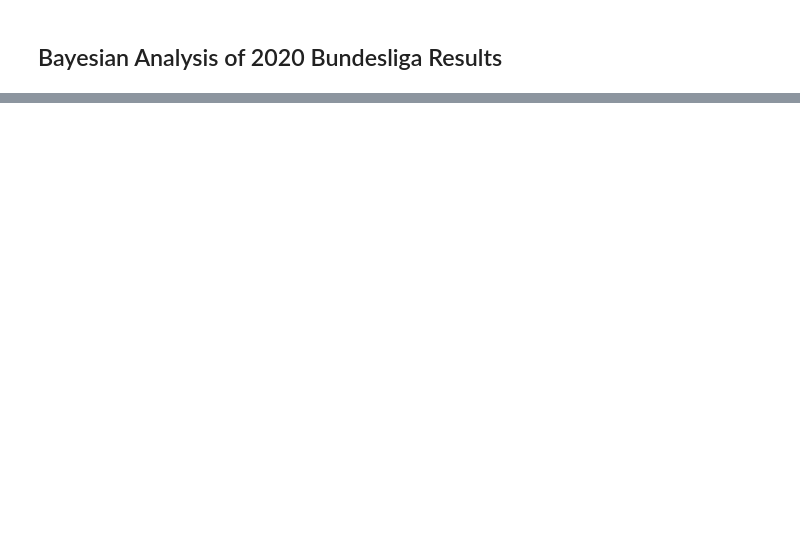
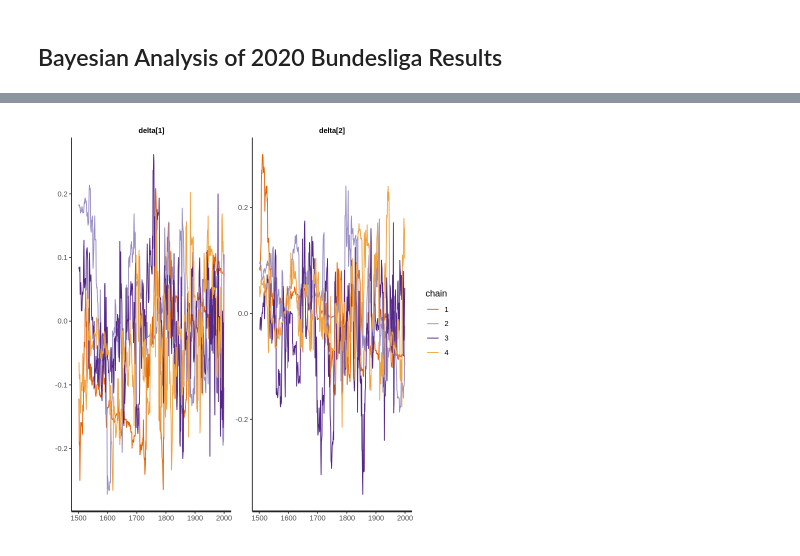
Before and after one commit to hublun/Stan, a Jupyter notebook: Stan/Jupyter/Bundesliga_2020.ipynb, the cells around one changed output, grey strips where cells are left out. Saved outputs shown, nothing was run; the diff lists cells and outputs as text; code cells hidden in the pictures; blank space fills up the shorter version.

```diff
--- a/Stan/Jupyter/Bundesliga_2020.ipynb
+++ b/Stan/Jupyter/Bundesliga_2020.ipynb
@@ -31,11 +51,11 @@ nteams
 HFA$COVID + 1
 
 dl <- list(
-  ng = ngames,
-  hg = HFA$HG,
-  vg = HFA$VG,
-  cv = HFA$COVID + 1,
-  ht = HFA$host,
-  vt = HFA$visitor,
-  nt = nteams
+  G = ngames,
+  yh = HFA$HG,
+  yv = HFA$VG,
+  COV = HFA$COVID + 1,
+  xh = HFA$host,
+  xv = HFA$visitor,
+  T = nteams
 )
@@ -68,5 +175,7 @@ summary(fit, pars = c("hfa_d"))
 # %%
-traceplot(fit, pars=c("hfa_d"))
+traceplot(fit, pars=c("delta"))
+# %% [output]
+[figure, added]
 # %%
 theme_posterior <- theme(
     axis.line.x = element_line(arrow=arrow(length=unit(0.05, "cm")),
```
Also changed, not shown: parts of 11 cells of this notebook, 2 other files.
